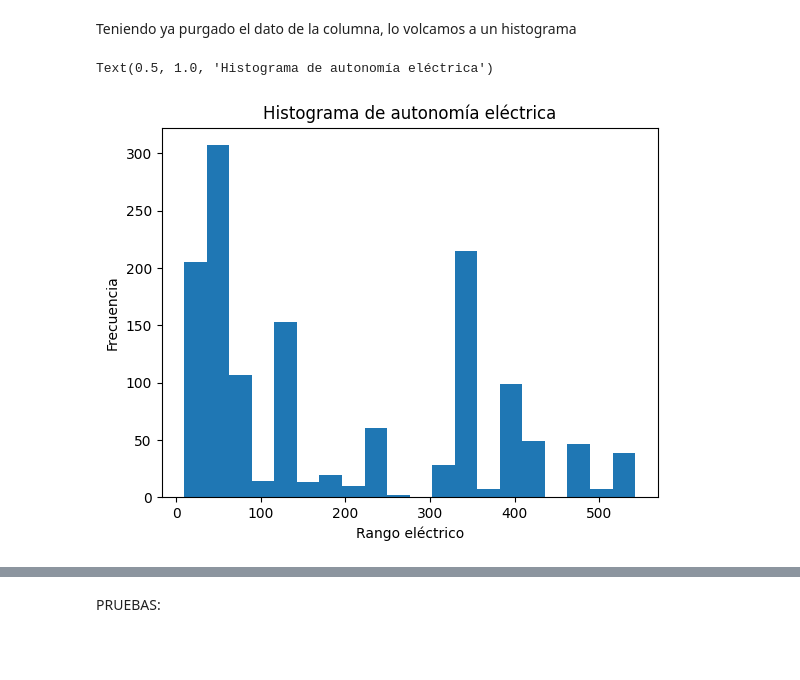
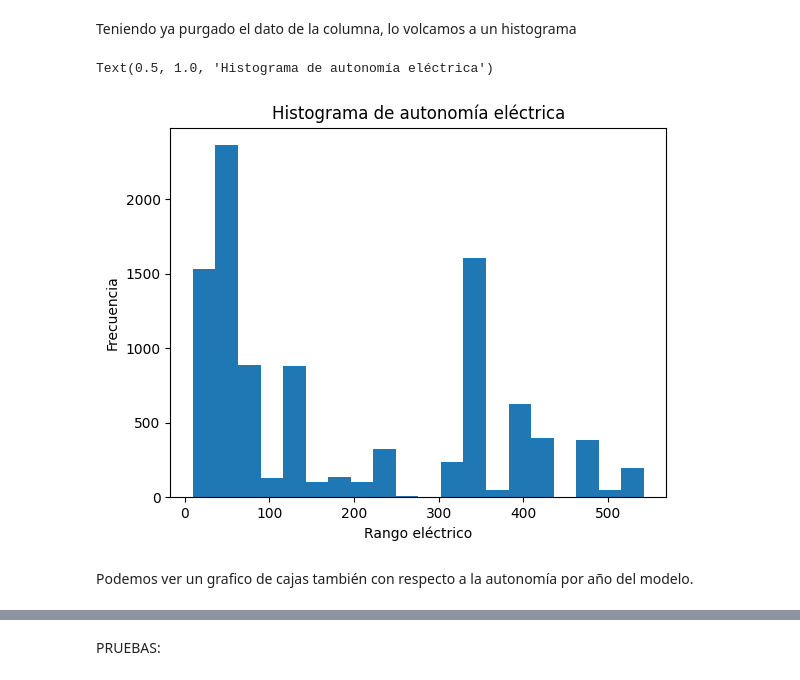
Before and after one commit to Tarde98/DataScienceI, a Jupyter notebook: dataSetTardella.ipynb, the cells around one changed output, grey strips where cells are left out. Saved outputs shown, nothing was run; the diff lists cells and outputs as text; code cells hidden in the pictures; blank space fills up the shorter version.

```diff
--- a/dataSetTardella.ipynb
+++ b/dataSetTardella.ipynb
@@ -7,7 +7,8 @@ En este dataSet se guardan datos de la población de autos electricos en Estados
 # %% [markdown]
 Primero guardamos la url del dataSet que guardamos en el repositorio de GitHub
 # %%
-url = 'https://raw.githubusercontent.com/Tarde98/DataSciendeI/refs/heads/main/dataSet.csv'
+#url = 'https://raw.githubusercontent.com/Tarde98/DataSciendeI/refs/heads/main/dataSet.csv'
+url ='https://raw.githubusercontent.com/Tarde98/DataScienceI/refs/heads/main/dataSetGrande.csv'
 # %% [markdown]
 Importamos las librerias de Numpy, Pandas y MatPlotLib
 # %%
@@ -282,9 +285,9 @@ plt.show()
 Veamos ahora un histograma estudiando la autonomía electrica de la población de autos. Primero necesitamos guardar dicha columna para poder estudiarla.
 # %%
 #Traemos las diferentes autonomías de los vehiculos mientras estas sean mayor que 0 y diferente a nulo
-autonomia = df.loc[(df['Electric Range']>0) & ((df['Electric Range'].notna()))]
-autonomia = autonomia['Electric Range']
-autonomia.head(5)
+df_autonomia = df.loc[(df['Electric Range']>0) & ((df['Electric Range'].notna()))]
+autonomiaE = df_autonomia['Electric Range']
+autonomiaE.head(5)
 # %% [output]
 |  | Electric Range |
 | 0 | 135.18 |
@@ -296,10 +299,12 @@ dtype: float64
 # %% [markdown]
 Teniendo ya purgado el dato de la columna, lo volcamos a un histograma
 # %%
-plt.hist(autonomia,bins=20)
+plt.hist(autonomiaE,bins=20)
 plt.xlabel('Rango eléctrico')
 plt.ylabel('Frecuencia')
 plt.title('Histograma de autonomía eléctrica')
 # %% [output]
 Text(0.5, 1.0, 'Histograma de autonomía eléctrica')
-[figure, old version]
+[figure, new version]
+# %% [markdown]
+Podemos ver un grafico de cajas también con respecto a la autonomía por año del modelo.
```
Also changed, not shown: parts of 15 cells of this notebook.
